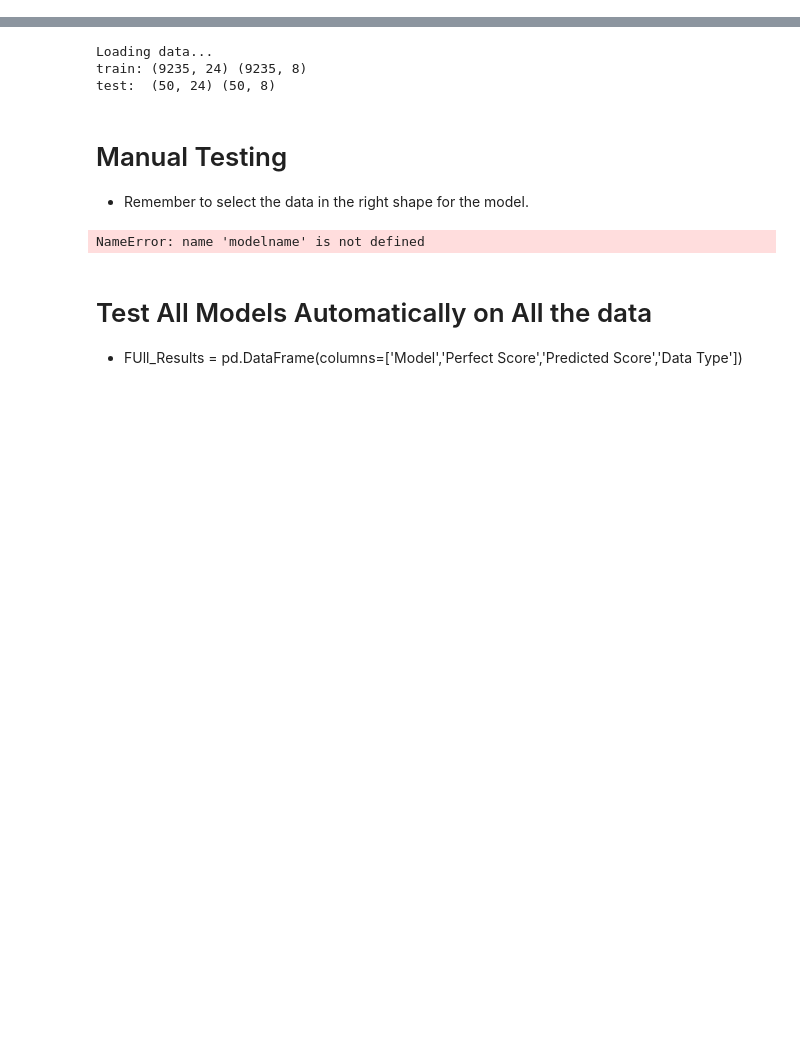
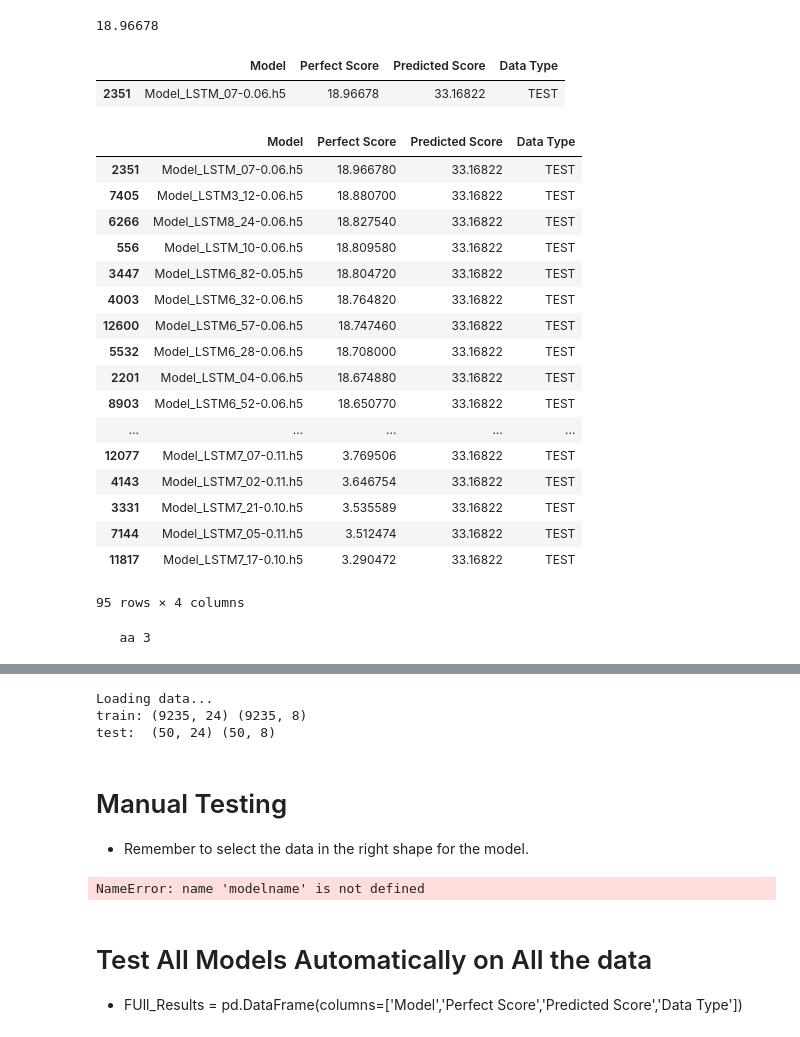
Before and after one commit to aqeel13932/BIO_PROJ, a Jupyter notebook: AQEEL_MODELS/Models_Results_Analysis.ipynb, the cells around one changed output, grey strips where cells are left out. Cells and saved outputs as stored; diff of their text form; code cells hidden in the pictures; blank space fills up the shorter version.

Commit message:
update results

```diff
--- a/AQEEL_MODELS/Models_Results_Analysis.ipynb
+++ b/AQEEL_MODELS/Models_Results_Analysis.ipynb
@@ -13,0 +23,34 @@ FUll_Results = pd.read_csv('Results.csv')
+# %%
+FUll_Results[FUll_Results['Data Type']=='TEST']['Perfect Score'].max()
+# %% [output]
+18.96678
+# %%
+FUll_Results[FUll_Results['Perfect Score']==18.96678]
+# %% [output]
+|  | Model | Perfect Score | Predicted Score | Data Type |
+| 2351 | Model_LSTM_07-0.06.h5 | 18.96678 | 33.16822 | TEST |
+# %%
+FUll_Results[FUll_Results['Data Type']=='TEST'].sort_values(['Perfect Score'],ascending=False)
+# %% [output]
+|  | Model | Perfect Score | Predicted Score | Data Type |
+| 2351 | Model_LSTM_07-0.06.h5 | 18.966780 | 33.16822 | TEST |
+| 7405 | Model_LSTM3_12-0.06.h5 | 18.880700 | 33.16822 | TEST |
+| 6266 | Model_LSTM8_24-0.06.h5 | 18.827540 | 33.16822 | TEST |
+| 556 | Model_LSTM_10-0.06.h5 | 18.809580 | 33.16822 | TEST |
+| 3447 | Model_LSTM6_82-0.05.h5 | 18.804720 | 33.16822 | TEST |
+| 4003 | Model_LSTM6_32-0.06.h5 | 18.764820 | 33.16822 | TEST |
+| 12600 | Model_LSTM6_57-0.06.h5 | 18.747460 | 33.16822 | TEST |
+| 5532 | Model_LSTM6_28-0.06.h5 | 18.708000 | 33.16822 | TEST |
+| 2201 | Model_LSTM_04-0.06.h5 | 18.674880 | 33.16822 | TEST |
+| 8903 | Model_LSTM6_52-0.06.h5 | 18.650770 | 33.16822 | TEST |
+| ... | ... | ... | ... | ... |
+| 12077 | Model_LSTM7_07-0.11.h5 | 3.769506 | 33.16822 | TEST |
+| 4143 | Model_LSTM7_02-0.11.h5 | 3.646754 | 33.16822 | TEST |
+| 3331 | Model_LSTM7_21-0.10.h5 | 3.535589 | 33.16822 | TEST |
+| 7144 | Model_LSTM7_05-0.11.h5 | 3.512474 | 33.16822 | TEST |
+| 11817 | Model_LSTM7_17-0.10.h5 | 3.290472 | 33.16822 | TEST |
+95 rows × 4 columns
+# %%
+print('%5s' % 'aa',3)
+# %% [output]
+   aa 3
```
Also changed, not shown: parts of 16 cells of this notebook, 1 other file.
